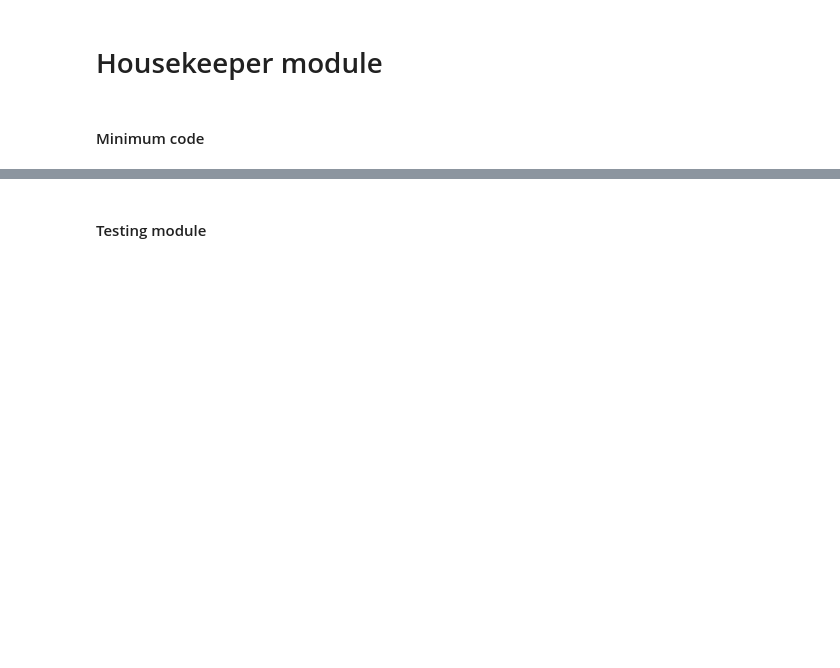
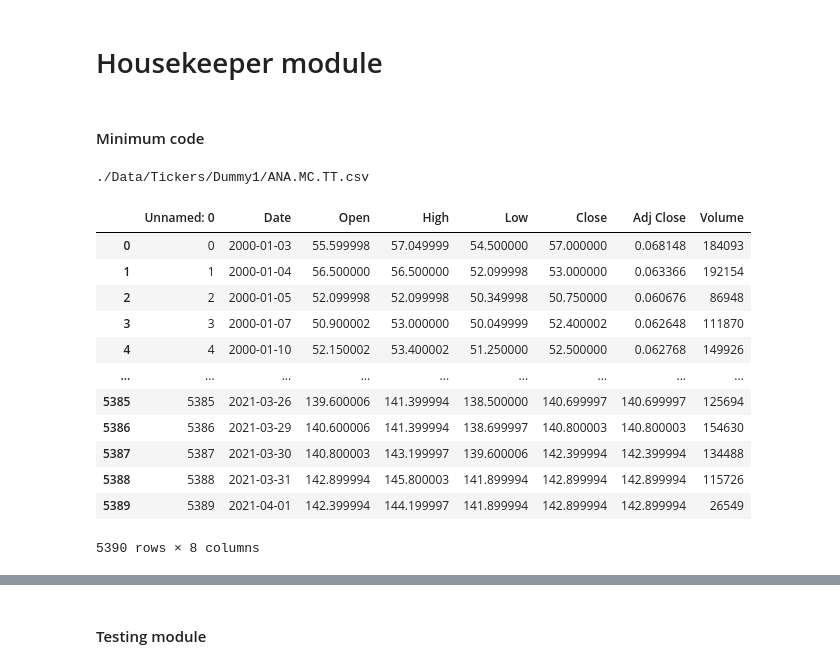
Before and after one commit to ASO92/Python_knowledge, a Jupyter notebook: Appdatabase project/03_Housekeeper_class.ipynb, the cells around one changed output, grey strips where cells are left out. Cells and saved outputs as stored; diff of their text form; code cells hidden in the pictures; blank space fills up the shorter version.

```diff
--- a/Appdatabase project/03_Housekeeper_class.ipynb
+++ b/Appdatabase project/03_Housekeeper_class.ipynb
@@ -5,6 +5,7 @@
 # %%
 import os
 from os import path
+import pandas as pd
 import csv
 import json
 import shutil
@@ -53,7 +54,7 @@ class data_housekeeper():
     @staticmethod
     def create_file_path_in_nested_dir(dir_list, file_name):
         nested_dir_path_ = data_housekeeper.create_nested_dir_path(dir_list)
-        print('nested_dir_path: ', nested_dir_path_)
+        #print('nested_dir_path: ', nested_dir_path_)
         file_path_in_nested_dir_ = nested_dir_path_ + '/' + file_name
         return file_path_in_nested_dir_
 
@@ -90,7 +91,7 @@ class data_housekeeper():
 
 
     @staticmethod
-    def list_dict_to_json(dir_list,upper_stages,file_name, dictionary_list): #FIX cambiar el nombre a save_json_in_nest_dir
+    def list_dict_to_json(dir_list,upper_stages,file_name, dictionary_list):
         parent_dir_path = data_housekeeper.create_nested_dir_in_parent_dir(dir_list,upper_stages)
         print('parent_dir_path: ', parent_dir_path)
         print('dir_list: ', dir_list)
@@ -100,7 +101,7 @@ class data_housekeeper():
             json.dump(dictionary_list, json_file, indent=4)
 
     @staticmethod
-    def load_json_to_list(dir_list, file_name): #FIX cambiar el nombre a load_json_from_nest_dir
+    def load_json_to_list(dir_list, file_name): #FIX cambiar el nombre a json_to_list
         relative_file_path_ = '.' + data_housekeeper.create_file_path_in_nested_dir(dir_list, file_name)
         print(relative_file_path_)
         with open(relative_file_path_) as json_file:
@@ -121,10 +122,34 @@ class data_housekeeper():
         print(relative_file_path_)
         data.to_csv(relative_file_path_)
 
+    @staticmethod
+    def csv_to_df(dir_list, file_name):
+        relative_file_path_ = '.' + data_housekeeper.create_file_path_in_nested_dir(dir_list, file_name) + '.csv'
+        print(relative_file_path_)
+        return pd.read_csv(relative_file_path_)
+
 
 def instance_class():
     myHousekeeper = data_housekeeper()
     return myHousekeeper
+# %%
+DH = data_housekeeper()
+DH.csv_to_df(['Data', 'Tickers', 'Dummy1'],'ANA.MC.TT')
+# %% [output]
+./Data/Tickers/Dummy1/ANA.MC.TT.csv
+|  | Unnamed: 0 | Date | Open | High | Low | Close | Adj Close | Volume |
+| 0 | 0 | 2000-01-03 | 55.599998 | 57.049999 | 54.500000 | 57.000000 | 0.068148 | 184093 |
+| 1 | 1 | 2000-01-04 | 56.500000 | 56.500000 | 52.099998 | 53.000000 | 0.063366 | 192154 |
+| 2 | 2 | 2000-01-05 | 52.099998 | 52.099998 | 50.349998 | 50.750000 | 0.060676 | 86948 |
+| 3 | 3 | 2000-01-07 | 50.900002 | 53.000000 | 50.049999 | 52.400002 | 0.062648 | 111870 |
+| 4 | 4 | 2000-01-10 | 52.150002 | 53.400002 | 51.250000 | 52.500000 | 0.062768 | 149926 |
+| ... | ... | ... | ... | ... | ... | ... | ... | ... |
+| 5385 | 5385 | 2021-03-26 | 139.600006 | 141.399994 | 138.500000 | 140.699997 | 140.699997 | 125694 |
+| 5386 | 5386 | 2021-03-29 | 140.600006 | 141.399994 | 138.699997 | 140.800003 | 140.800003 | 154630 |
+| 5387 | 5387 | 2021-03-30 | 140.800003 | 143.199997 | 139.600006 | 142.399994 | 142.399994 | 134488 |
+| 5388 | 5388 | 2021-03-31 | 142.899994 | 145.800003 | 141.899994 | 142.899994 | 142.899994 | 115726 |
+| 5389 | 5389 | 2021-04-01 | 142.399994 | 144.199997 | 141.899994 | 142.899994 | 142.899994 | 26549 |
+5390 rows × 8 columns
 # %%
 '''
 nums =  [[10,20,30],
```
Also changed, not shown: parts of 9 cells of this notebook, 12 other files.
